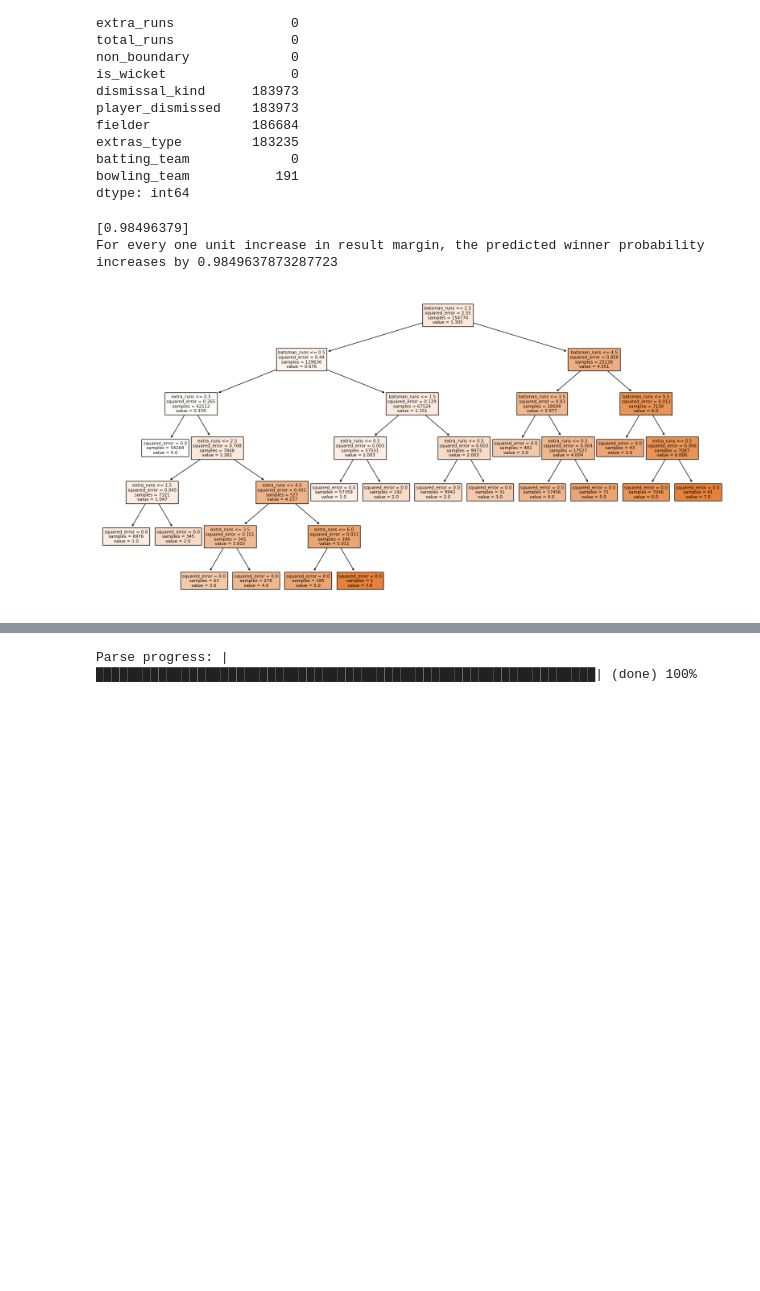
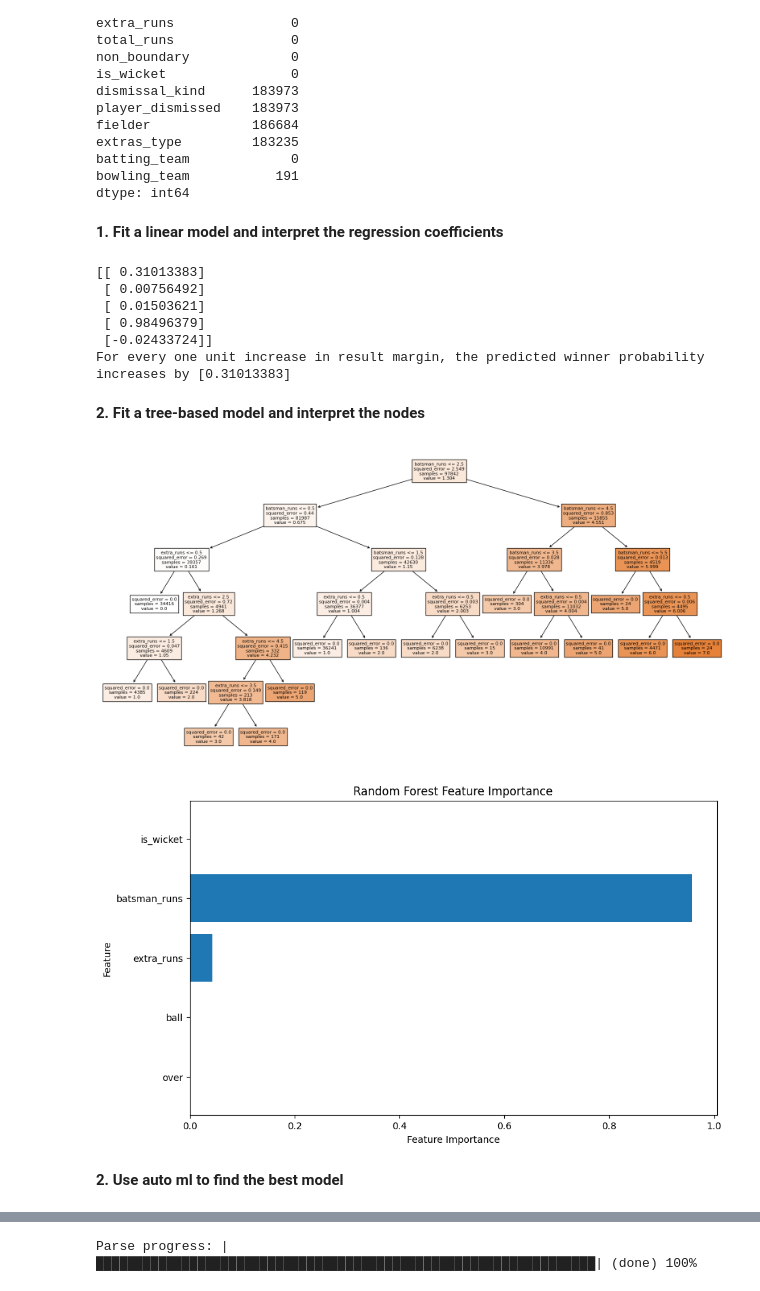
Before and after one commit to shreyas-sreedhar/ipl-data-analysis, a Jupyter notebook: DSETM_Assignment_3.ipynb, the cells around one changed output, grey strips where cells are left out. Cells and saved outputs as stored; diff of their text form; code cells hidden in the pictures; blank space fills up the shorter version.

```diff
--- a/DSETM_Assignment_3.ipynb
+++ b/DSETM_Assignment_3.ipynb
@@ -176,46 +166,64 @@ extras_type         183235
 batting_team             0
 bowling_team           191
 dtype: int64
+# %% [markdown]
+**1. Fit a linear model and interpret the regression coefficients**
 # %%
 from sklearn.linear_model import LinearRegression
 
+
 # Create a linear regression model
-model = LinearRegression()
+model_lr = LinearRegression()
+feature_columns = [ 'over','ball','extra_runs', 'batsman_runs','is_wicket']
 
 # Fit the model to the data
-model.fit(ipl_data[['total_runs']], ipl_data['batsman_runs'])
+model_lr.fit(ipl_data[['total_runs']], ipl_data[feature_columns])
 
 # Print the regression coefficient
-print(model.coef_)
+print(model_lr.coef_)
 
 # Interpret the regression coefficient
-print("For every one unit increase in result margin, the predicted winner probability increases by", model.coef_[0])
+print("For every one unit increase in result margin, the predicted winner probability increases by", model_lr.coef_[0])
 # %% [output]
-[0.98496379]
-For every one unit increase in result margin, the predicted winner probability increases by 0.9849637873287723
+[[ 0.31013383]
+ [ 0.00756492]
+ [ 0.01503621]
+ [ 0.98496379]
+ [-0.02433724]]
+For every one unit increase in result margin, the predicted winner probability increases by [0.31013383]
+# %% [markdown]
+**2. Fit a tree-based model and interpret the nodes**
 # %%
 from sklearn.model_selection import train_test_split
-from sklearn.tree import DecisionTreeRegressor
-from sklearn import tree
+from sklearn.ensemble import RandomForestRegressor
+import matplotlib.pyplot as plt
 
 feature_columns = [ 'over','ball','extra_runs', 'batsman_runs','is_wicket']
-# Prepare your features (X) and target (y)
-X = ipl_data[feature_columns]  # Replace with your actual feature columns
-y = ipl_data['total_runs']     # 'total_runs' is the target variable
+X = ipl_data[feature_columns]
+y = ipl_data['total_runs']
 
-# Split the data into training and testing sets
 X_train, X_test, y_train, y_test = train_test_split(X, y, test_size=0.2, random_state=42)
 
-# Fit the model on the training set
-tree_model = DecisionTreeRegressor()
-tree_model.fit(X_train, y_train)
 
-# Visualize the tree structure (optional)
+forest_model = RandomForestRegressor()
+forest_model.fit(X_train, y_train)
+
 plt.figure(figsize=(20,10))
-tree.plot_tree(tree_model, filled=True, feature_names=X.columns)
+tree.plot_tree(forest_model.estimators_[0], filled=True, feature_names=feature_columns)
 plt.show()
+
+# Visualize feature importance
+plt.figure(figsize=(10,6))
+plt.barh(feature_columns, forest_model.feature_importances_)
+plt.xlabel('Feature Importance')
+plt.ylabel('Feature')
+plt.title('Random Forest Feature Importance')
+plt.show()
 # %% [output]
-[figure, old version]
+[figure, new version]
+[figure, added]
+# %% [markdown]
+**2. Use auto ml to find the best model**
 # %%
 !pip install h2o
 %matplotlib inline
```
Also changed, not shown: parts of 34 cells of this notebook.
